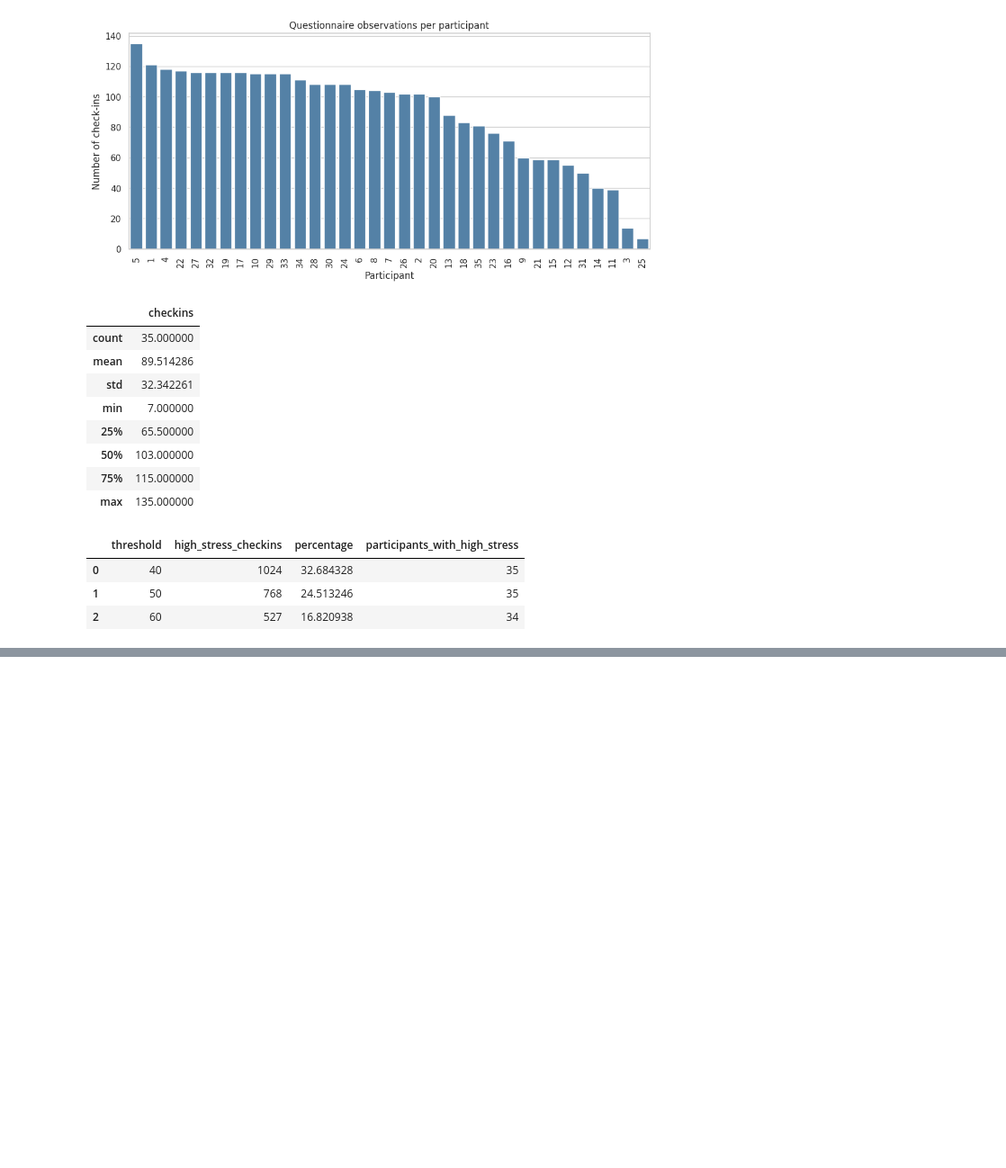
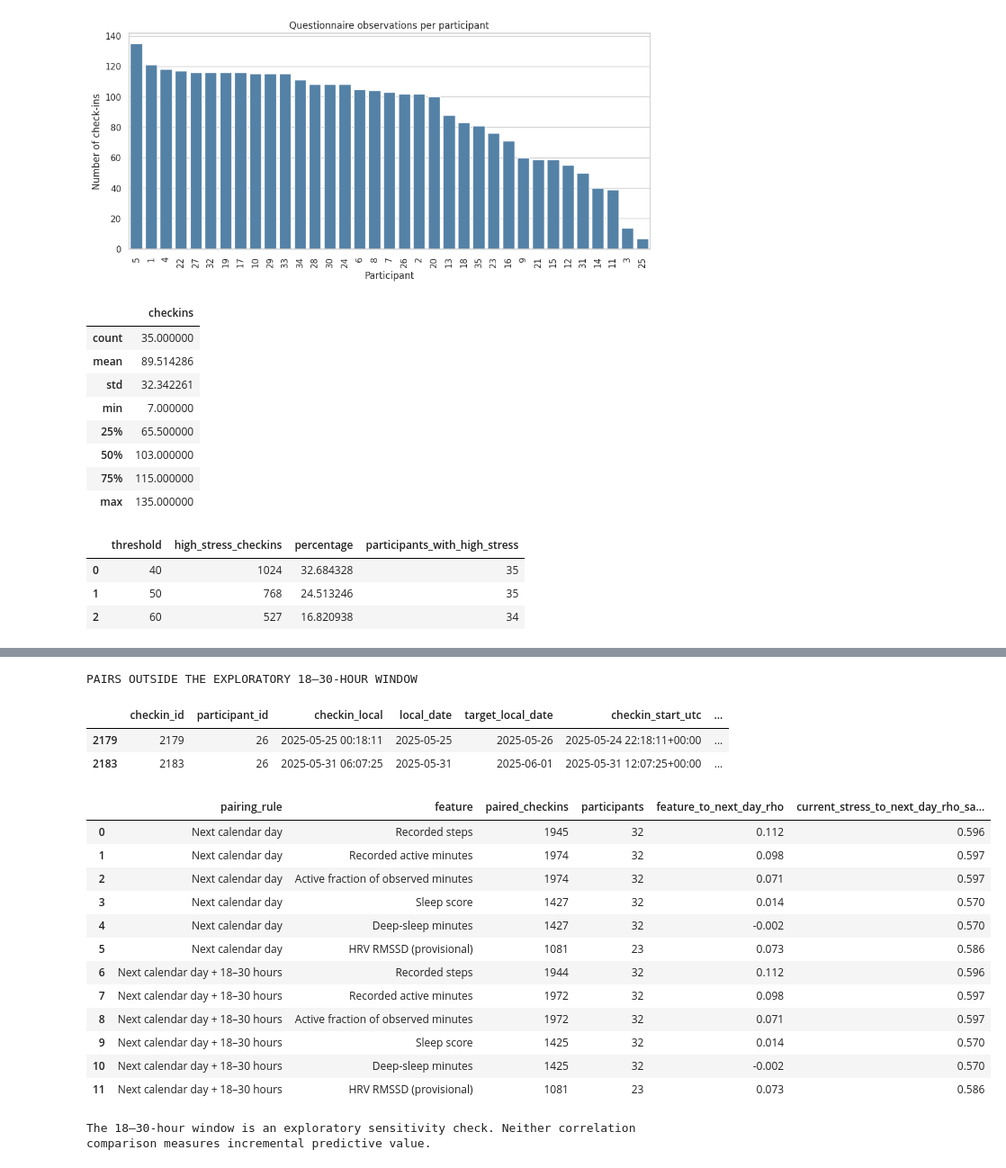
Before and after one commit to bakai-work07/MindWatch-IE08-public, a Jupyter notebook: EDA/notebooks/MW_201_EDA.ipynb, the cells around one changed output, grey strips where cells are left out. Shown at 90% size. Cells and saved outputs as stored; diff of their text form; code cells hidden in the pictures; blank space fills up the shorter version.

```diff
--- a/EDA/notebooks/MW_201_EDA.ipynb
+++ b/EDA/notebooks/MW_201_EDA.ipynb
@@ -1016,0 +2029,78 @@ display(pd.DataFrame(threshold_results))
+# %%
+# Inspect unusual elapsed times without changing the calendar-day table.
+approximately_24h = next_day_pairs["target_gap_hours"].between(18, 30)
+
+print("PAIRS OUTSIDE THE EXPLORATORY 18–30-HOUR WINDOW")
+display(
+    next_day_pairs.loc[
+        ~approximately_24h,
+        [
+            "checkin_id",
+            "participant_id",
+            "checkin_local",
+            "local_date",
+            "target_local_date",
+            "checkin_start_utc",
+            "next_checkin_utc",
+            "target_gap_hours",
+            "stress",
+            "next_day_stress",
+        ],
+    ].sort_values("target_gap_hours", ascending=False)
+)
+
+comparison_rows = []
+
+for rule, data in [
+    ("Next calendar day", next_day_pairs),
+    ("Next calendar day + 18–30 hours",
+     next_day_pairs.loc[approximately_24h]),
+]:
+    for feature, label in FEATURE_LABELS.items():
+        paired = (
+            data[
+                ["participant_id", feature, "stress", "next_day_stress"]
+            ]
+            .replace([np.inf, -np.inf], np.nan)
+            .dropna()
+        )
+
+        comparison_rows.append({
+            "pairing_rule": rule,
+            "feature": label,
+            "paired_checkins": len(paired),
+            "participants": paired["participant_id"].nunique(),
+            "feature_to_next_day_rho": descriptive_rho(
+                paired, feature, "next_day_stress"
+            ),
+            "current_stress_to_next_day_rho_same_rows": descriptive_rho(
+                paired, "stress", "next_day_stress"
+            ),
+        })
+
+lag_timing_sensitivity = pd.DataFrame(comparison_rows)
+display(lag_timing_sensitivity.round(3))
+
+print(
+    "The 18–30-hour window is an exploratory sensitivity check. "
+    "Neither correlation comparison measures incremental predictive value."
+)
+# %% [output]
+PAIRS OUTSIDE THE EXPLORATORY 18–30-HOUR WINDOW
+|  | checkin_id | participant_id | checkin_local | local_date | target_local_date | checkin_start_utc | ... |
+| 2179 | 2179 | 26 | 2025-05-25 00:18:11 | 2025-05-25 | 2025-05-26 | 2025-05-24 22:18:11+00:00 | ... |
+| 2183 | 2183 | 26 | 2025-05-31 06:07:25 | 2025-05-31 | 2025-06-01 | 2025-05-31 12:07:25+00:00 | ... |
+|  | pairing_rule | feature | paired_checkins | participants | feature_to_next_day_rho | current_stress_to_next_day_rho_sa... |
+| 0 | Next calendar day | Recorded steps | 1945 | 32 | 0.112 | 0.596 |
+| 1 | Next calendar day | Recorded active minutes | 1974 | 32 | 0.098 | 0.597 |
+| 2 | Next calendar day | Active fraction of observed minutes | 1974 | 32 | 0.071 | 0.597 |
+| 3 | Next calendar day | Sleep score | 1427 | 32 | 0.014 | 0.570 |
+| 4 | Next calendar day | Deep-sleep minutes | 1427 | 32 | -0.002 | 0.570 |
+| 5 | Next calendar day | HRV RMSSD (provisional) | 1081 | 23 | 0.073 | 0.586 |
+| 6 | Next calendar day + 18–30 hours | Recorded steps | 1944 | 32 | 0.112 | 0.596 |
+| 7 | Next calendar day + 18–30 hours | Recorded active minutes | 1972 | 32 | 0.098 | 0.597 |
+| 8 | Next calendar day + 18–30 hours | Active fraction of observed minutes | 1972 | 32 | 0.071 | 0.597 |
+| 9 | Next calendar day + 18–30 hours | Sleep score | 1425 | 32 | 0.014 | 0.570 |
+| 10 | Next calendar day + 18–30 hours | Deep-sleep minutes | 1425 | 32 | -0.002 | 0.570 |
+| 11 | Next calendar day + 18–30 hours | HRV RMSSD (provisional) | 1081 | 23 | 0.073 | 0.586 |
+The 18–30-hour window is an exploratory sensitivity check. Neither correlation comparison measures incremental predictive value.
```
Also changed, not shown: parts of 20 cells of this notebook.
